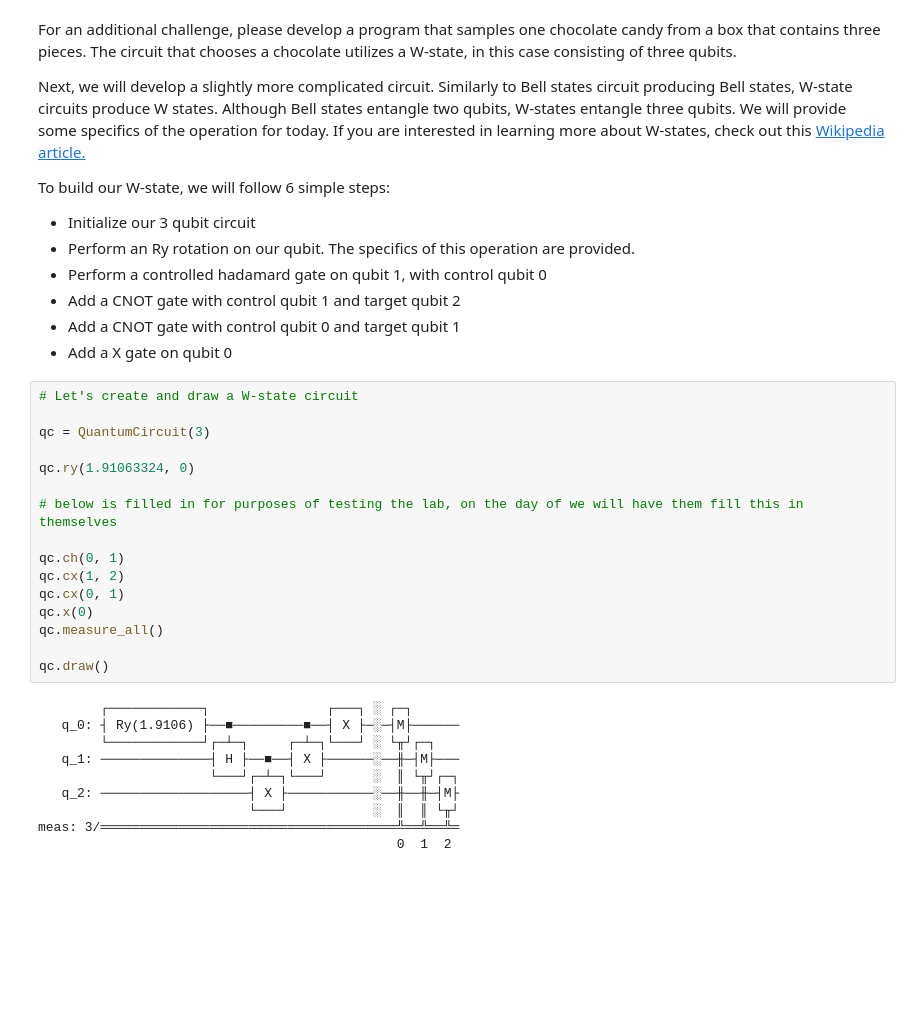
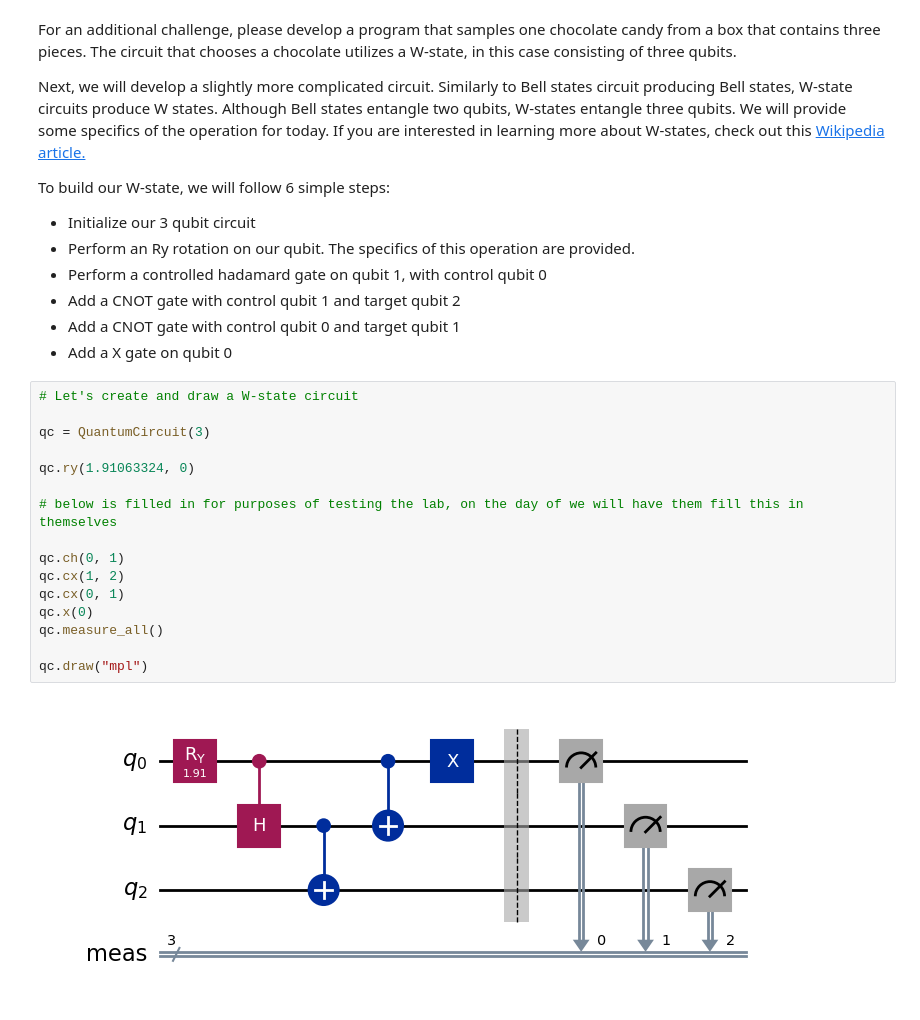
Before and after one commit to annaliese-estes/techxchange-lab-2024, a Jupyter notebook: Qiskit_Lab.ipynb, the cells around one changed output. Drawn from its saved outputs; the diff is of its cells as text; blank space fills up the shorter version.

```diff
--- a/Qiskit_Lab.ipynb
+++ b/Qiskit_Lab.ipynb
@@ -228,29 +226,21 @@ To build our W-state, we will follow 6 simple steps:
 # %%
 # Let's create and draw a W-state circuit
 
 qc = QuantumCircuit(3)
 
 qc.ry(1.91063324, 0)
 
 # below is filled in for purposes of testing the lab, on the day of we will have them fill this in themselves
 
 qc.ch(0, 1)
 qc.cx(1, 2)
 qc.cx(0, 1)
 qc.x(0)
 qc.measure_all()
 
-qc.draw()
+qc.draw("mpl")
 # %% [output]
-        ┌────────────┐               ┌───┐ ░ ┌─┐
-   q_0: ┤ Ry(1.9106) ├──■─────────■──┤ X ├─░─┤M├──────
-        └────────────┘┌─┴─┐     ┌─┴─┐└───┘ ░ └╥┘┌─┐
-   q_1: ──────────────┤ H ├──■──┤ X ├──────░──╫─┤M├───
-                      └───┘┌─┴─┐└───┘      ░  ║ └╥┘┌─┐
-   q_2: ───────────────────┤ X ├───────────░──╫──╫─┤M├
-                           └───┘           ░  ║  ║ └╥┘
-meas: 3/══════════════════════════════════════╩══╩══╩═
-                                              0  1  2
+[figure, added]
 # %%
 # Invoke the Sampler and display results
 
```
Also changed, not shown: parts of 12 cells of this notebook.
